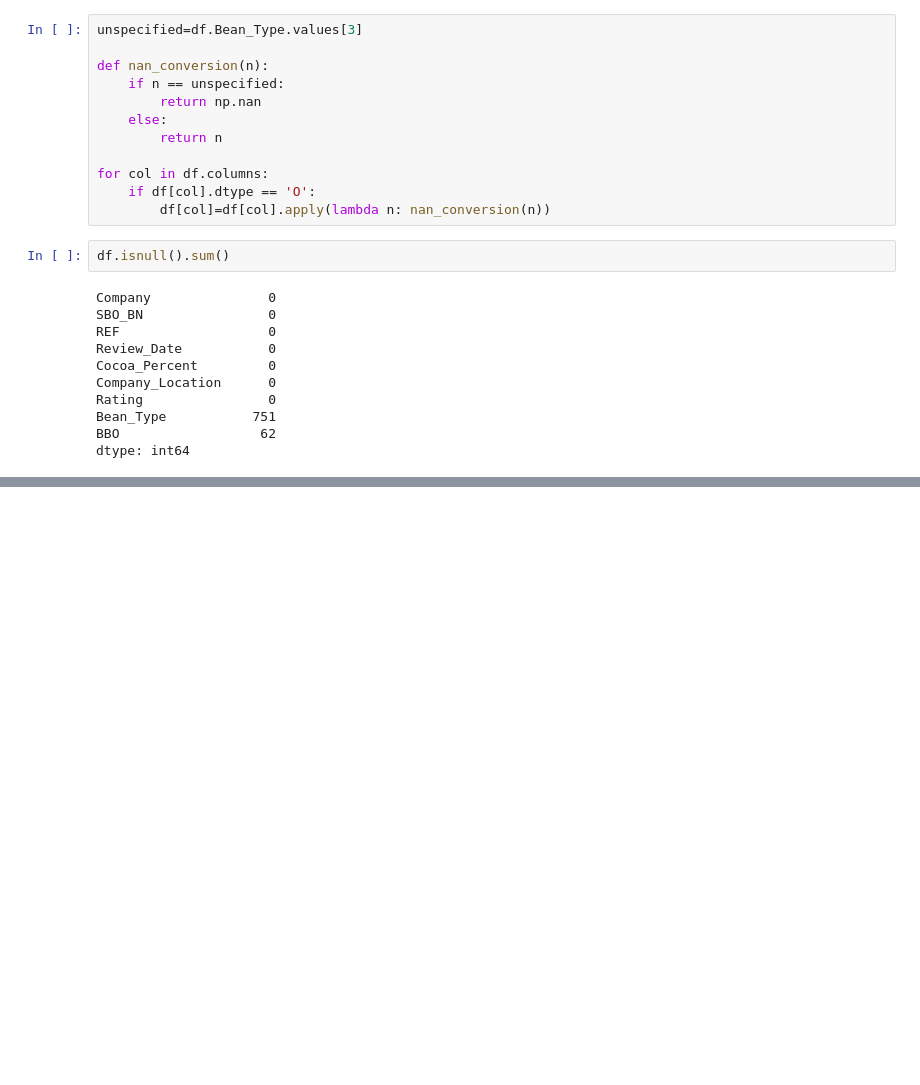
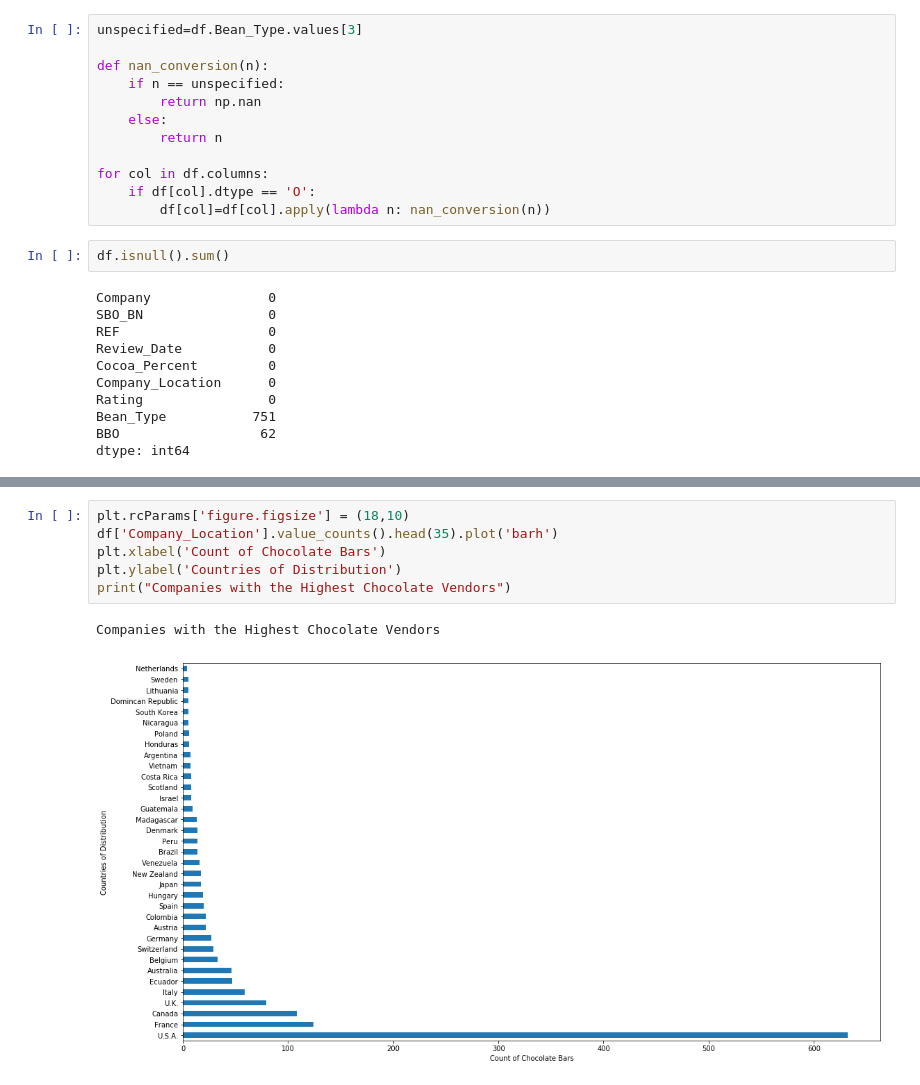
Before and after one commit to buzzy04/Chocolate-Ratings, a Jupyter notebook: Ass3.ipynb, the cells around one changed output, grey strips where cells are left out. Drawn from its saved outputs; the diff is of its cells as text; blank space fills up the shorter version.

```diff
--- a/Ass3.ipynb
+++ b/Ass3.ipynb
@@ -165,0 +188,9 @@ df.Rating.value_counts()
+# %%
+plt.rcParams['figure.figsize'] = (18,10)
+df['Company_Location'].value_counts().head(35).plot('barh')
+plt.xlabel('Count of Chocolate Bars')
+plt.ylabel('Countries of Distribution')
+print("Companies with the Highest Chocolate Vendors")
+# %% [output]
+Companies with the Highest Chocolate Vendors
+[figure, added]
```
Also changed, not shown: parts of 7 cells of this notebook.
